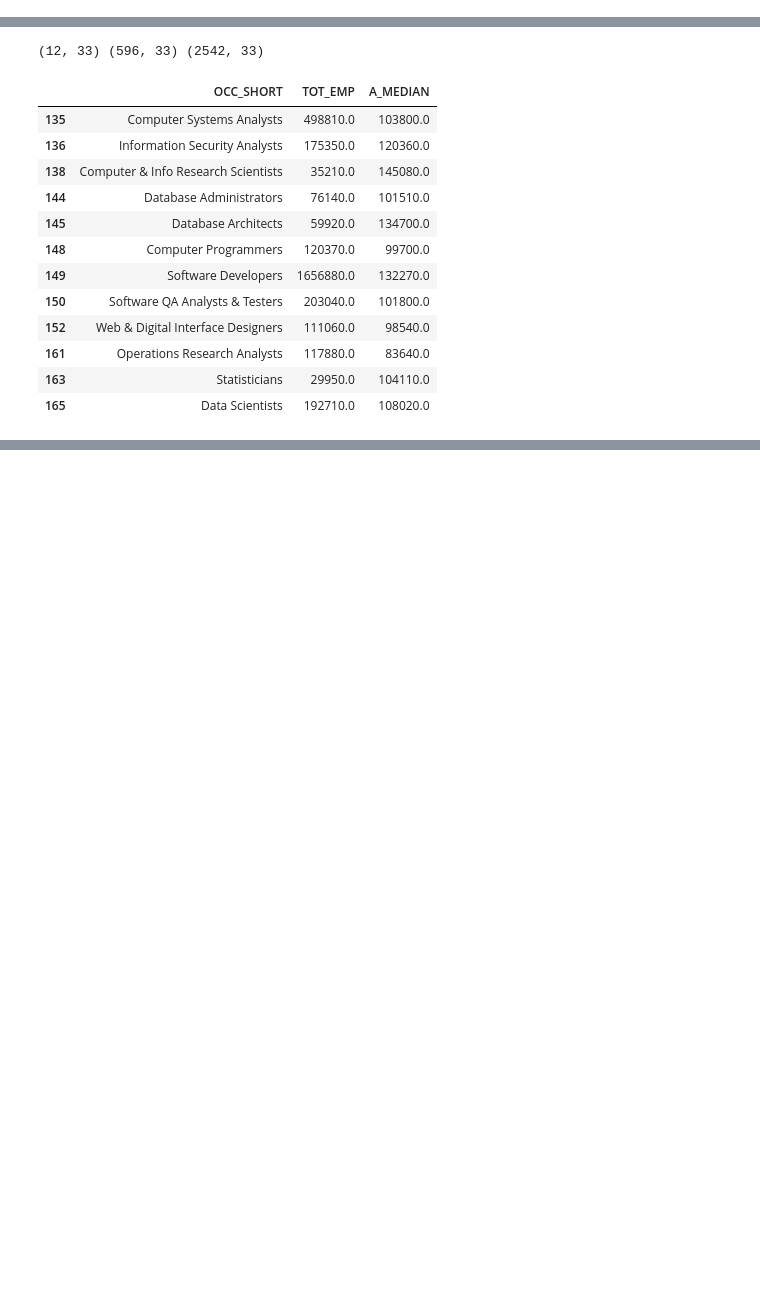
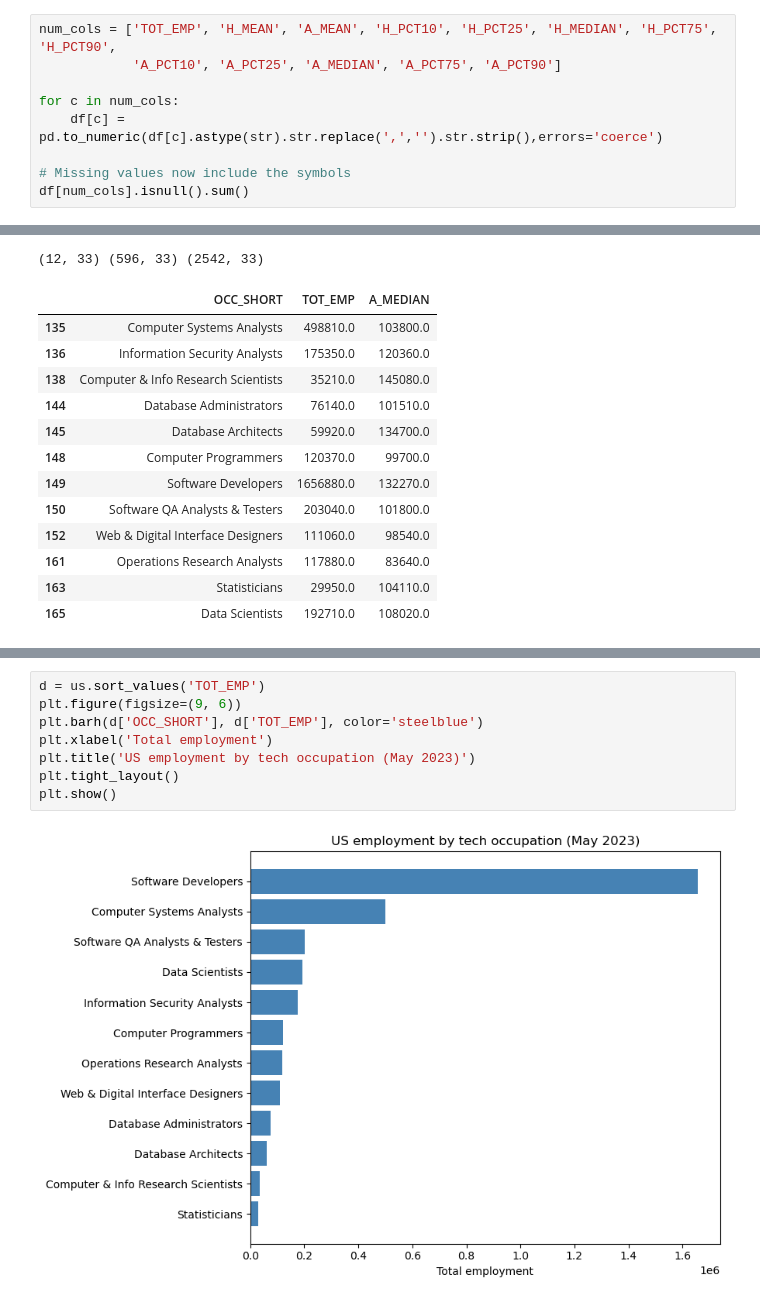
Before and after one commit to LuisRamirezv/CA1--DataVisualisation, a Jupyter notebook: CA1-LuisRamirez.ipynb, the cells around one changed output, grey strips where cells are left out. Saved outputs shown, nothing was run; the diff lists cells and outputs as text; blank space fills up the shorter version.

Commit message:
Changing the markdown, and adding easy steps for each process, like missing data, outliers, etc

```diff
--- a/CA1-LuisRamirez.ipynb
+++ b/CA1-LuisRamirez.ipynb
@@ -111,0 +203,9 @@ dtype: int64
+# %%
+num_cols = ['TOT_EMP', 'H_MEAN', 'A_MEAN', 'H_PCT10', 'H_PCT25', 'H_MEDIAN', 'H_PCT75', 'H_PCT90',
+            'A_PCT10', 'A_PCT25', 'A_MEDIAN', 'A_PCT75', 'A_PCT90']
+
+for c in num_cols:
+    df[c] = pd.to_numeric(df[c].astype(str).str.replace(',','').str.strip(),errors='coerce')
+
+# Missing values now include the symbols
+df[num_cols].isnull().sum()
@@ -156,0 +331,10 @@ us[['OCC_SHORT','TOT_EMP','A_MEDIAN']]
+# %%
+d = us.sort_values('TOT_EMP')
+plt.figure(figsize=(9, 6))
+plt.barh(d['OCC_SHORT'], d['TOT_EMP'], color='steelblue')
+plt.xlabel('Total employment')
+plt.title('US employment by tech occupation (May 2023)')
+plt.tight_layout()
+plt.show()
+# %% [output]
+[figure, added]
```
Also changed, not shown: parts of 29 cells of this notebook.
